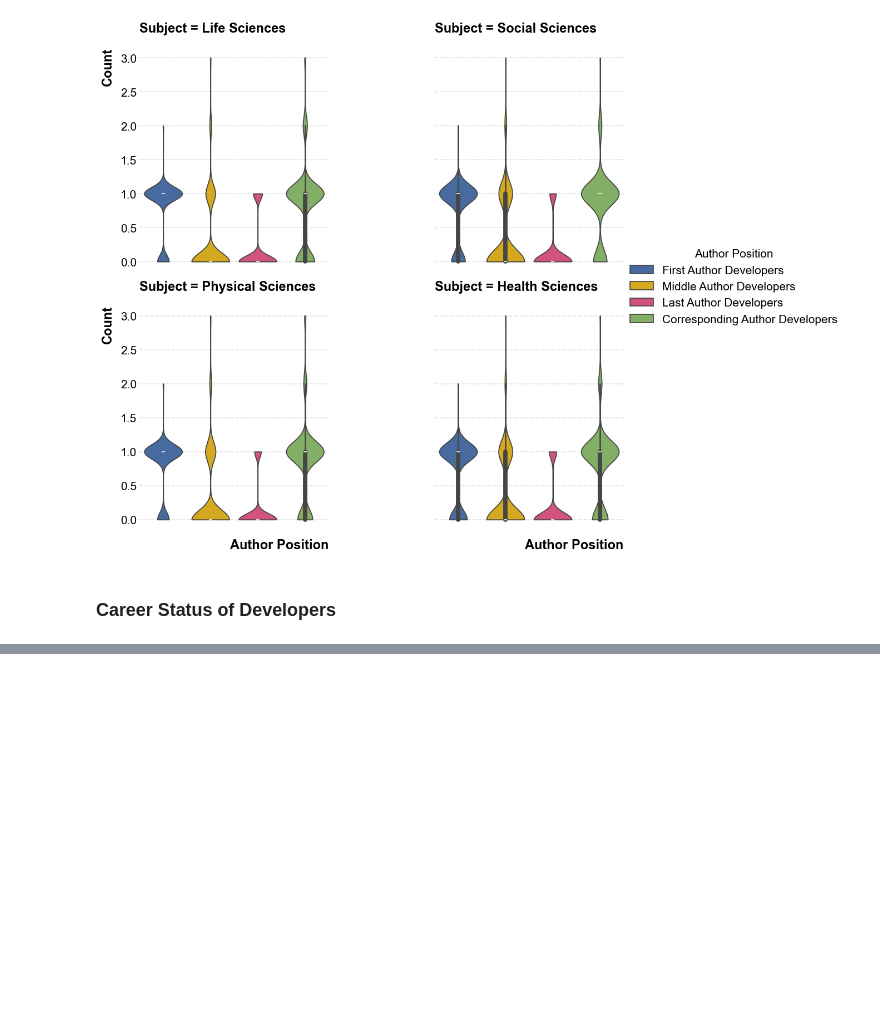
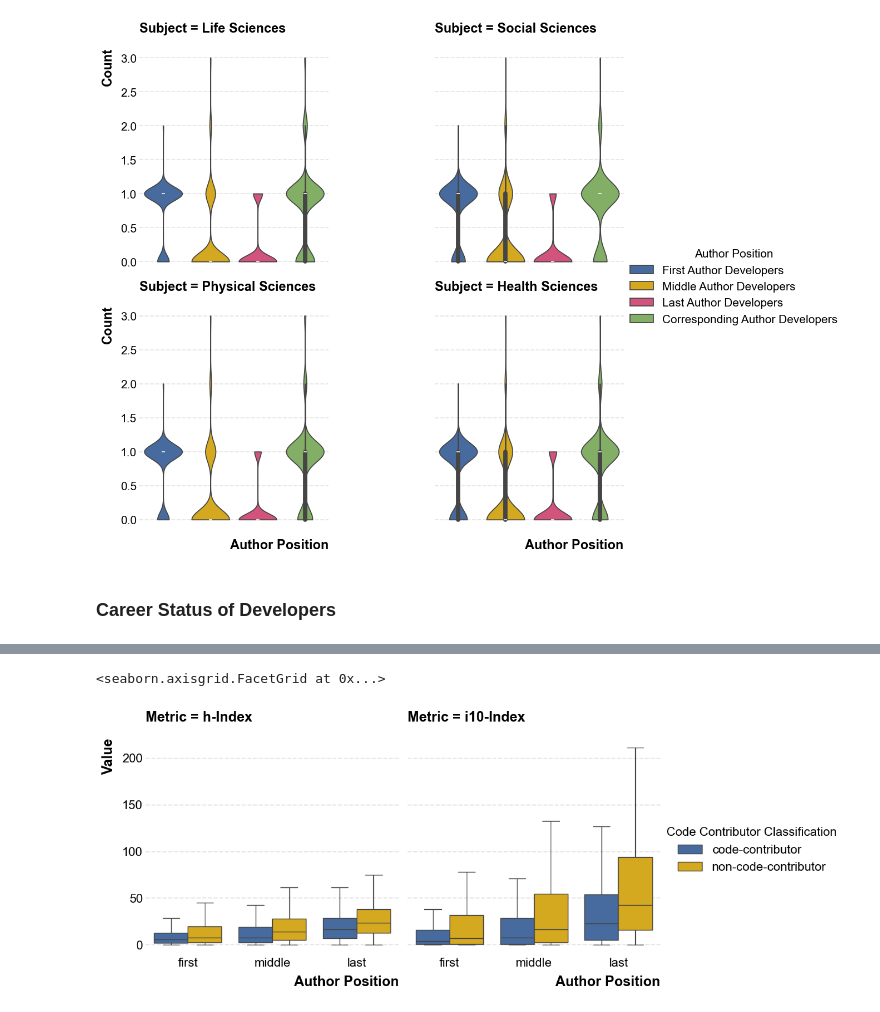
Before and after one commit to evamaxfield/rs-graph, a Jupyter notebook: notebooks/icssi.ipynb, the cells around one changed output, grey strips where cells are left out. Saved outputs shown, nothing was run; the diff lists cells and outputs as text; code cells hidden in the pictures; blank space fills up the shorter version.

```diff
--- a/notebooks/icssi.ipynb
+++ b/notebooks/icssi.ipynb
@@ -905,0 +922,17 @@ Metric: Two Year Mean Citedness, t-statistic: -3.380955718752313, p-value: 0.000
+# %%
+# Plot violinplots
+sns.catplot(
+    data=matched_doc_contribs_df_long,
+    x="Author Position",
+    y="Value",
+    hue="Code Contributor Classification",
+    col="Metric",
+    # col_wrap=2,
+    kind="box",
+    # cut=0,
+    showfliers=False,
+    legend=True,
+)
+# %% [output]
+<seaborn.axisgrid.FacetGrid at 0x...>
+[figure, added]
```
Also changed, not shown: parts of 13 cells of this notebook, 1 other file.
